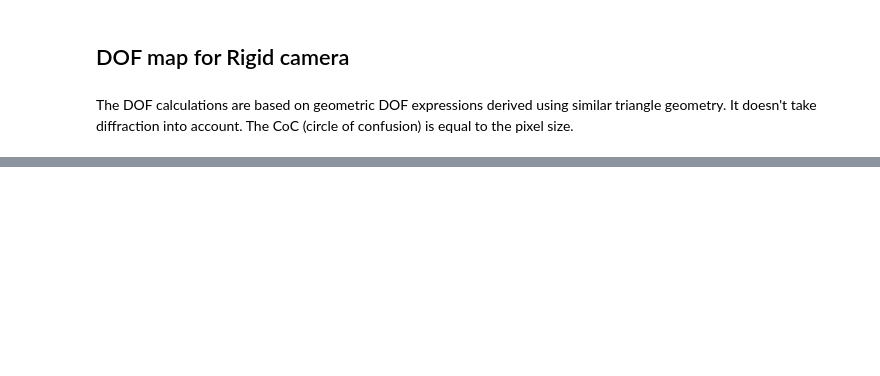
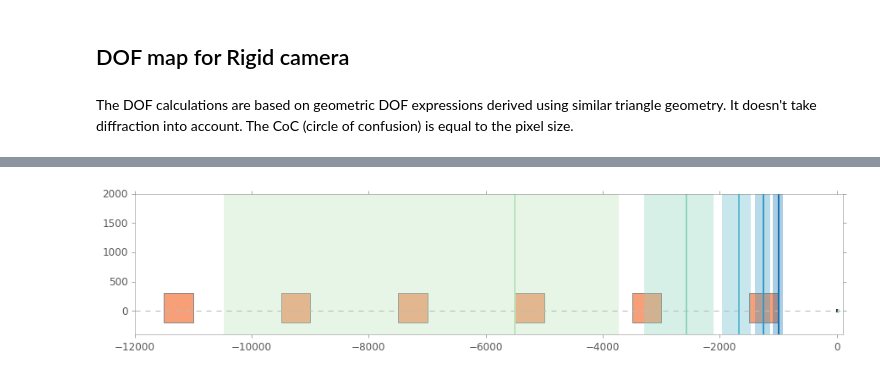
Before and after one commit to indranilsinharoy/phd-artifacts, a Jupyter notebook: chapters/chapter03_geometricmodel/code/PoSFcompare_rigidcam_scheimpflug.ipynb, the cells around one changed output, grey strips where cells are left out. Saved outputs shown, nothing was run; the diff lists cells and outputs as text; code cells hidden in the pictures; blank space fills up the shorter version.

```diff
--- a/chapters/chapter03_geometricmodel/code/PoSFcompare_rigidcam_scheimpflug.ipynb
+++ b/chapters/chapter03_geometricmodel/code/PoSFcompare_rigidcam_scheimpflug.ipynb
@@ -348,0 +649,57 @@ v = 24.1051862673 ; u = 5500.0
+# %%
+num = 5
+
+u_start = 1000
+u_end = 5500
+
+v_start = gou.gaussian_lens_formula(u=u_start, v=None, f=f).v
+v_end = gou.gaussian_lens_formula(u=u_end, v=None, f=f).v
+
+#print('v_start =', v_start, 'v_end =', v_end)
+
+fig, ax = plt.subplots(1, 1, figsize=(15, 8))
+ymin, ymax = -400, 2000
+ax.set_xlim(-12000, 100)
+ax.set_ylim(ymin, ymax)
+ax.axhline(color='#BBBBBB', lw=1.0, linestyle='dashed')   # optical axis
+
+#ax.set_yticks([])
+
+#ccmap = plt.cm.plasma
+#cindex = np.linspace(0, ccmap.N-40, num)
+ccmap = plt.cm.GnBu_r
+cindex = np.linspace(40, ccmap.N-80, num)
+cols = [ccmap(int(i)) for i in cindex]
+
+# draw lens plane
+x, y = get_points(0, 0, -10, 10)
+ax.plot(x, y, color='#222222', lw=2,)
+
+for i, v in enumerate(np.linspace(v_start, v_end, num)):
+    u = gou.gaussian_lens_formula(u=None, v=v, f=f).u
+    #print('v =', v, '; u =', u)
+    df, dn = geo_depth_of_field_limits(u, f, coc, fnum)
+    # Draw image plane
+    x, y = get_points(angleY=0, xo=v, ymin=-10, ymax=10)
+    ax.plot(x, y, color=cols[i], alpha=1)
+    # Draw the object plane
+    x, y = get_points(angleY=0, xo=-u, ymin=ymin, ymax=ymax)
+    ax.plot(x, y, color=cols[i], alpha=1, lw=2)
+    # Draw DOF region
+    # far
+    xf, yf = get_points(angleY=0, xo=-df, ymin=ymin, ymax=ymax)
+    # near
+    xn, yn = get_points(angleY=0, xo=-dn, ymin=ymin, ymax=ymax)
+    # fill
+    ax.fill_between(x=[xf[0], xn[0]], y1=ymin, y2=ymax, facecolor=cols[i], edgecolor='none', alpha=0.35, zorder=2)
+
+draw_objects(ax,
+             locations=((-1500, -200), (-3500, -200), (-5500, -200), (-7500, -200), (-9500, -200), (-11500, -200),),
+             sizes=((500, 500), (500, 500), (500, 500), (500, 500), (500, 500), (500, 500),) )
+
+
+ax.set_aspect('equal')
+
+plt.show()
+# %% [output]
+[figure, added]
```
Also changed, not shown: parts of 8 cells of this notebook.
